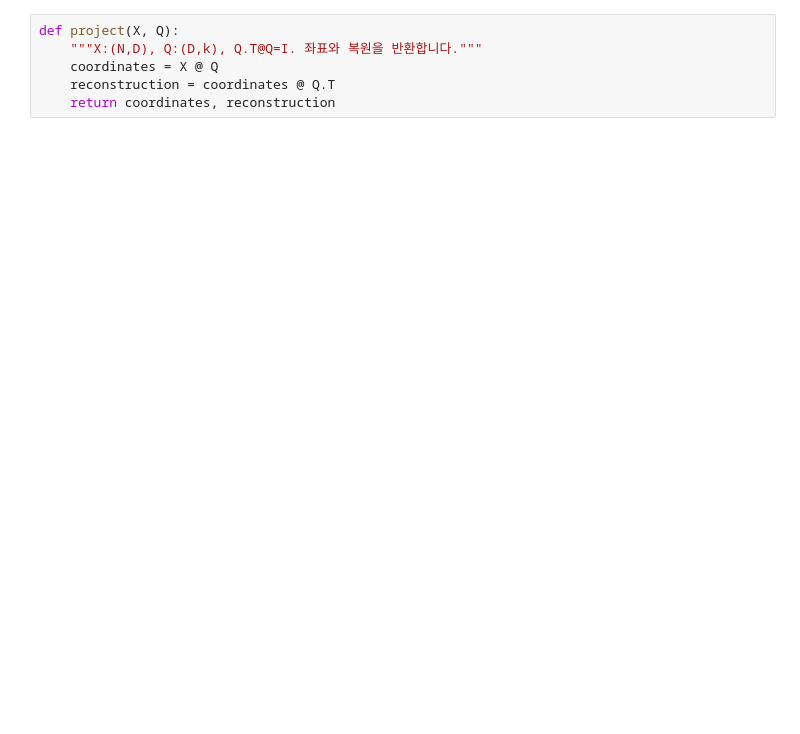
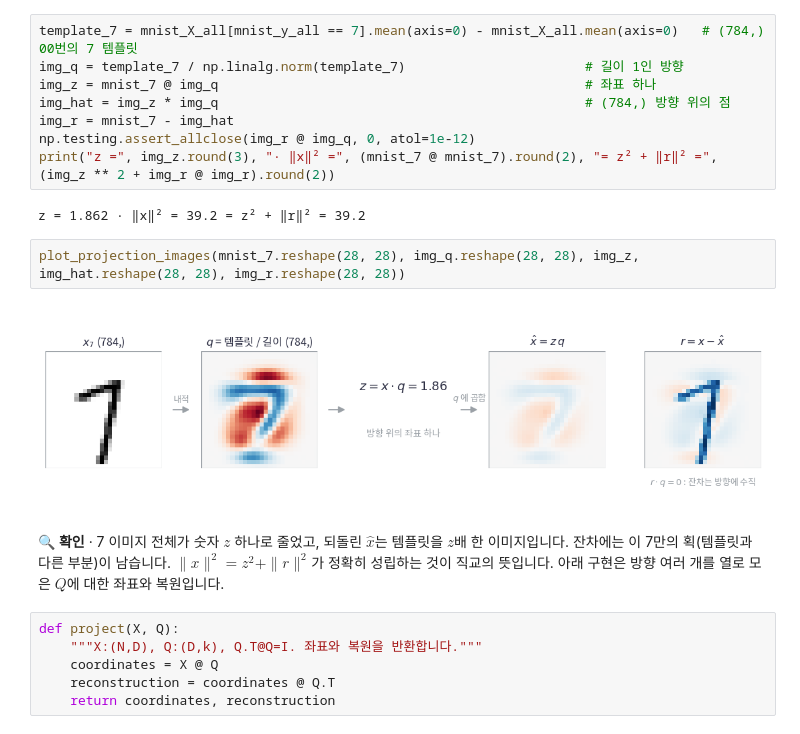
Before and after one commit to junyeopYim/deep-lr-with-numpy, a Jupyter notebook: notebooks/02_연결/11_linear_algebra.ipynb, the cells around one changed output. Cells and saved outputs as stored; diff of their text form; blank space fills up the shorter version.

```diff
--- a/notebooks/02_연결/11_linear_algebra.ipynb
+++ b/notebooks/02_연결/11_linear_algebra.ipynb
@@ -43,3 +114,20 @@ $f'(z)=-q^Tx+zq^Tq$입니다. 단위 방향에서 $q^Tq=1$이므로 $z=q^Tx$가
+# %%
+template_7 = mnist_X_all[mnist_y_all == 7].mean(axis=0) - mnist_X_all.mean(axis=0)   # (784,) 00번의 7 템플릿
+img_q = template_7 / np.linalg.norm(template_7)                       # 길이 1인 방향
+img_z = mnist_7 @ img_q                                               # 좌표 하나
+img_hat = img_z * img_q                                               # (784,) 방향 위의 점
+img_r = mnist_7 - img_hat
+np.testing.assert_allclose(img_r @ img_q, 0, atol=1e-12)
+print("z =", img_z.round(3), "· ‖x‖² =", (mnist_7 @ mnist_7).round(2), "= z² + ‖r‖² =", (img_z ** 2 + img_r @ img_r).round(2))
+# %% [output]
+z = 1.862 · ‖x‖² = 39.2 = z² + ‖r‖² = 39.2
+# %%
+plot_projection_images(mnist_7.reshape(28, 28), img_q.reshape(28, 28), img_z, img_hat.reshape(28, 28), img_r.reshape(28, 28))
+# %% [output]
+[figure, added]
+# %% [markdown]
+🔍 **확인** · 7 이미지 전체가 숫자 $z$ 하나로 줄었고, 되돌린 $\hat x$는 템플릿을 $z$배 한 이미지입니다. 잔차에는 이 7만의 획(템플릿과 다른 부분)이 남습니다. $\|x\|^2=z^2+\|r\|^2$가 정확히 성립하는 것이 직교의 뜻입니다.
+아래 구현은 방향 여러 개를 열로 모은 $Q$에 대한 좌표와 복원입니다.
 # %%
 def project(X, Q):
     """X:(N,D), Q:(D,k), Q.T@Q=I. 좌표와 복원을 반환합니다."""
```
Also changed, not shown: parts of 63 cells of this notebook, 31 other files.
